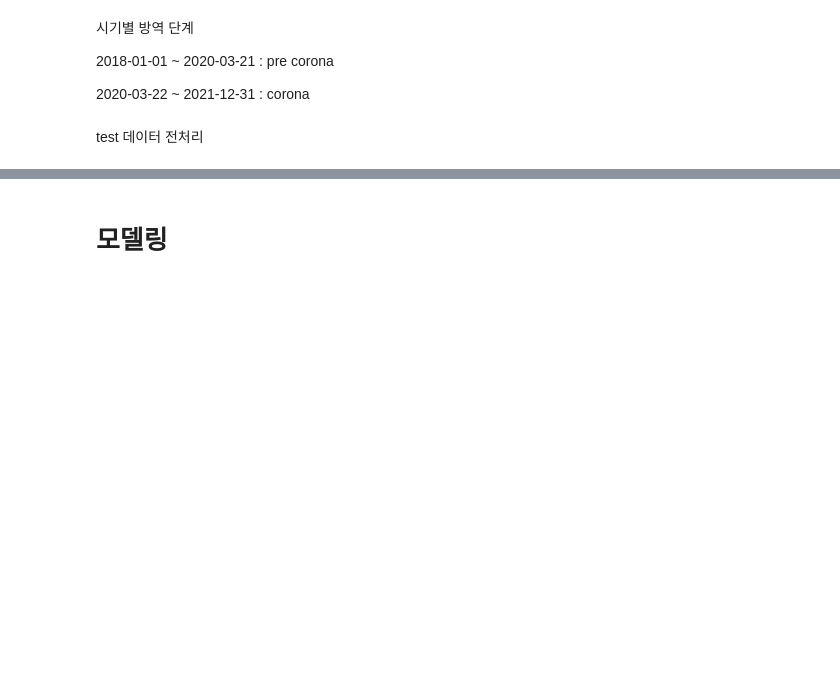
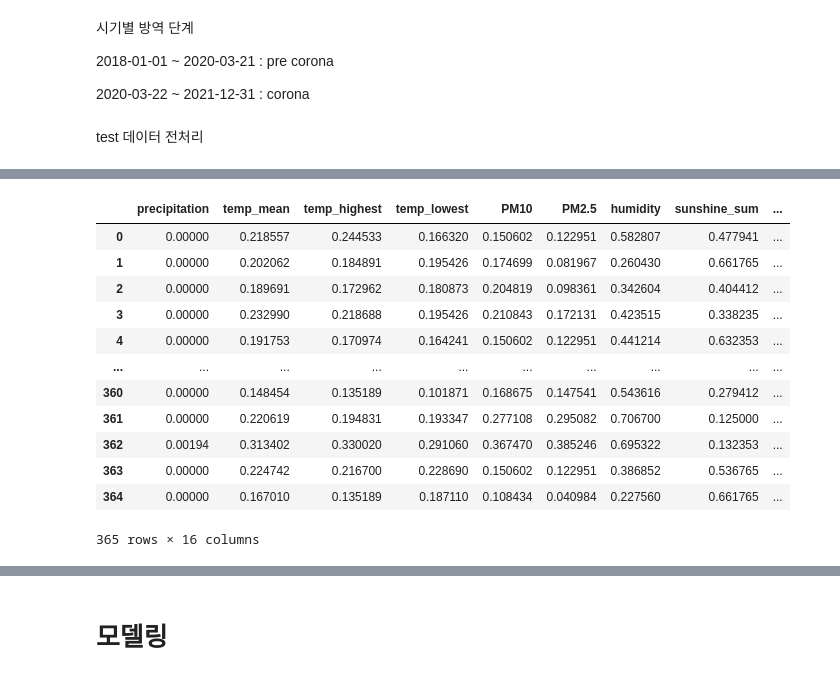
Before and after one commit to SoobinCha99/Competition, a Jupyter notebook: seoul_bike/fe_ensemble.ipynb, the cells around one changed output, grey strips where cells are left out. Cells and saved outputs as stored; diff of their text form; code cells hidden in the pictures; blank space fills up the shorter version.

```diff
--- a/seoul_bike/fe_ensemble.ipynb
+++ b/seoul_bike/fe_ensemble.ipynb
@@ -178,3 +205,19 @@ y = train["rental"]
 train_x, val_x, train_y, val_y = train_test_split(X,y,test_size = 0.3)
 
 test_x = test.drop(["date"], axis=1)
+# %%
+test_x
+# %% [output]
+|  | precipitation | temp_mean | temp_highest | temp_lowest | PM10 | PM2.5 | humidity | sunshine_sum | ... |
+| 0 | 0.00000 | 0.218557 | 0.244533 | 0.166320 | 0.150602 | 0.122951 | 0.582807 | 0.477941 | ... |
+| 1 | 0.00000 | 0.202062 | 0.184891 | 0.195426 | 0.174699 | 0.081967 | 0.260430 | 0.661765 | ... |
+| 2 | 0.00000 | 0.189691 | 0.172962 | 0.180873 | 0.204819 | 0.098361 | 0.342604 | 0.404412 | ... |
+| 3 | 0.00000 | 0.232990 | 0.218688 | 0.195426 | 0.210843 | 0.172131 | 0.423515 | 0.338235 | ... |
+| 4 | 0.00000 | 0.191753 | 0.170974 | 0.164241 | 0.150602 | 0.122951 | 0.441214 | 0.632353 | ... |
+| ... | ... | ... | ... | ... | ... | ... | ... | ... | ... |
+| 360 | 0.00000 | 0.148454 | 0.135189 | 0.101871 | 0.168675 | 0.147541 | 0.543616 | 0.279412 | ... |
+| 361 | 0.00000 | 0.220619 | 0.194831 | 0.193347 | 0.277108 | 0.295082 | 0.706700 | 0.125000 | ... |
+| 362 | 0.00194 | 0.313402 | 0.330020 | 0.291060 | 0.367470 | 0.385246 | 0.695322 | 0.132353 | ... |
+| 363 | 0.00000 | 0.224742 | 0.216700 | 0.228690 | 0.150602 | 0.122951 | 0.386852 | 0.536765 | ... |
+| 364 | 0.00000 | 0.167010 | 0.135189 | 0.187110 | 0.108434 | 0.040984 | 0.227560 | 0.661765 | ... |
+365 rows × 16 columns
```
Also changed, not shown: parts of 18 cells of this notebook.
